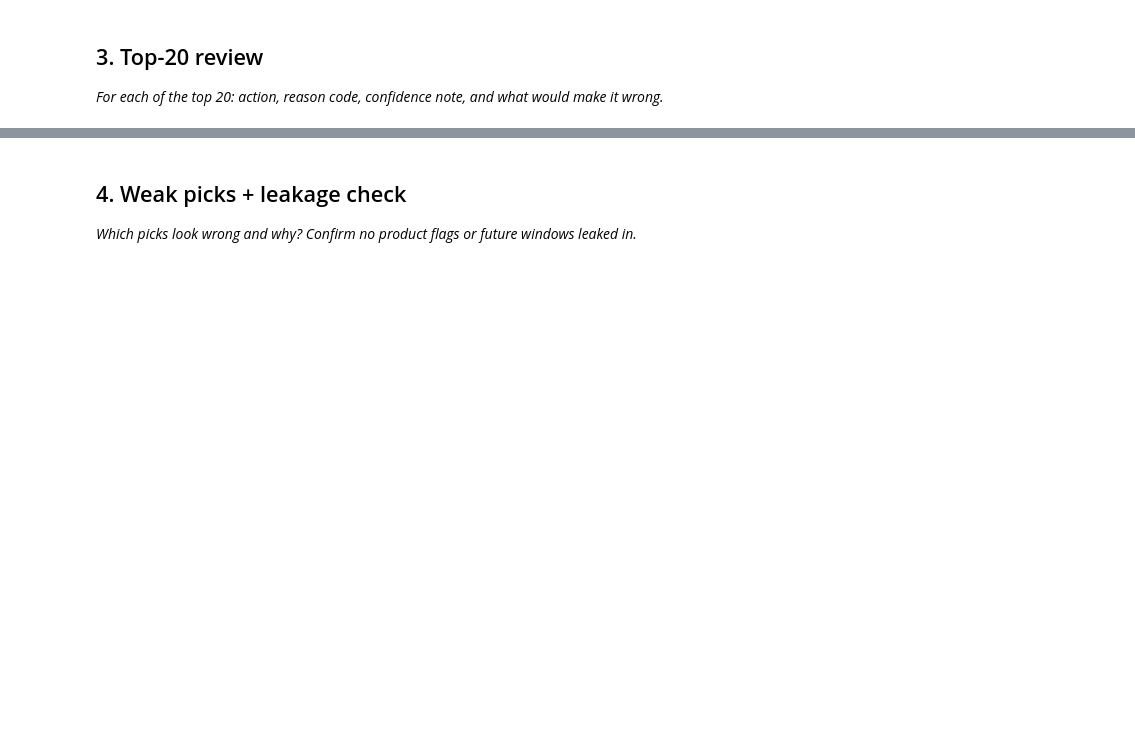
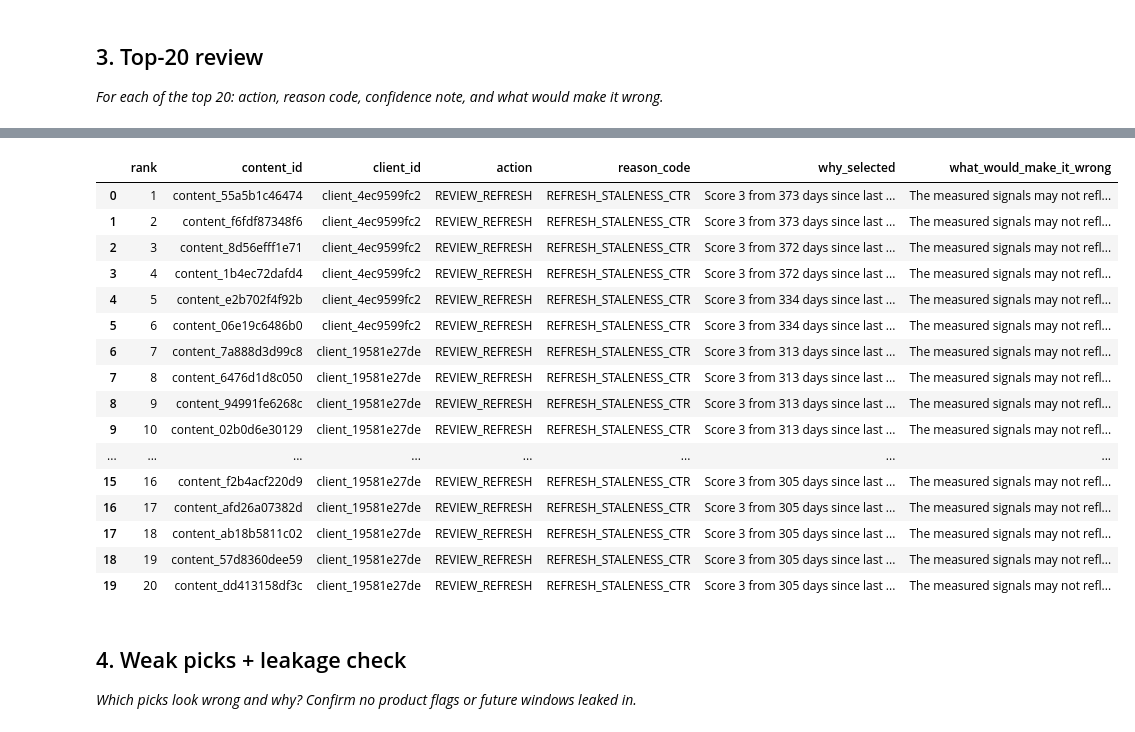
Before and after one commit to Asadnaeem23/flyrank-ml-internship, a Jupyter notebook: work/notebooks/w04_baseline_score.ipynb, the cells around one changed output, grey strips where cells are left out. Saved outputs shown, nothing was run; the diff lists cells and outputs as text; code cells hidden in the pictures; blank space fills up the shorter version.

```diff
--- a/work/notebooks/w04_baseline_score.ipynb
+++ b/work/notebooks/w04_baseline_score.ipynb
@@ -30,3 +288,55 @@ This skeleton is yours to fill. Work the sections **in order** — each one has
+# %%
+# This cell is for CODE (numbers, a query, a check).
+# Write your text answer in the cell ABOVE this one — typing sentences here breaks Run All.
+# Section 3: Review the top 20 ranked items.
+
+top20 = queue.head(20).copy()
+
+top20["why_selected"] = top20.apply(
+    lambda row: (
+        f"Score {row['baseline_score']} from "
+        f"{row['days_since_last_update']} days since last update "
+        f"and CTR of {row['ctr']:.2f}%."
+    ),
+    axis=1
+)
+
+top20["what_would_make_it_wrong"] = (
+    "The measured signals may not reflect the current content context; "
+    "manual review could show that a refresh is not appropriate."
+)
+
+review_columns = [
+    "rank",
+    "content_id",
+    "client_id",
+    "action",
+    "reason_code",
+    "why_selected",
+    "what_would_make_it_wrong"
+]
+
+top20_review = top20[review_columns]
+
+display(top20_review)
+# %% [output]
+|  | rank | content_id | client_id | action | reason_code | why_selected | what_would_make_it_wrong |
+| 0 | 1 | content_55a5b1c46474 | client_4ec9599fc2 | REVIEW_REFRESH | REFRESH_STALENESS_CTR | Score 3 from 373 days since last ... | The measured signals may not refl... |
+| 1 | 2 | content_f6fdf87348f6 | client_4ec9599fc2 | REVIEW_REFRESH | REFRESH_STALENESS_CTR | Score 3 from 373 days since last ... | The measured signals may not refl... |
+| 2 | 3 | content_8d56efff1e71 | client_4ec9599fc2 | REVIEW_REFRESH | REFRESH_STALENESS_CTR | Score 3 from 372 days since last ... | The measured signals may not refl... |
+| 3 | 4 | content_1b4ec72dafd4 | client_4ec9599fc2 | REVIEW_REFRESH | REFRESH_STALENESS_CTR | Score 3 from 372 days since last ... | The measured signals may not refl... |
+| 4 | 5 | content_e2b702f4f92b | client_4ec9599fc2 | REVIEW_REFRESH | REFRESH_STALENESS_CTR | Score 3 from 334 days since last ... | The measured signals may not refl... |
+| 5 | 6 | content_06e19c6486b0 | client_4ec9599fc2 | REVIEW_REFRESH | REFRESH_STALENESS_CTR | Score 3 from 334 days since last ... | The measured signals may not refl... |
+| 6 | 7 | content_7a888d3d99c8 | client_19581e27de | REVIEW_REFRESH | REFRESH_STALENESS_CTR | Score 3 from 313 days since last ... | The measured signals may not refl... |
+| 7 | 8 | content_6476d1d8c050 | client_19581e27de | REVIEW_REFRESH | REFRESH_STALENESS_CTR | Score 3 from 313 days since last ... | The measured signals may not refl... |
+| 8 | 9 | content_94991fe6268c | client_19581e27de | REVIEW_REFRESH | REFRESH_STALENESS_CTR | Score 3 from 313 days since last ... | The measured signals may not refl... |
+| 9 | 10 | content_02b0d6e30129 | client_19581e27de | REVIEW_REFRESH | REFRESH_STALENESS_CTR | Score 3 from 313 days since last ... | The measured signals may not refl... |
+| ... | ... | ... | ... | ... | ... | ... | ... |
+| 15 | 16 | content_f2b4acf220d9 | client_19581e27de | REVIEW_REFRESH | REFRESH_STALENESS_CTR | Score 3 from 305 days since last ... | The measured signals may not refl... |
+| 16 | 17 | content_afd26a07382d | client_19581e27de | REVIEW_REFRESH | REFRESH_STALENESS_CTR | Score 3 from 305 days since last ... | The measured signals may not refl... |
+| 17 | 18 | content_ab18b5811c02 | client_19581e27de | REVIEW_REFRESH | REFRESH_STALENESS_CTR | Score 3 from 305 days since last ... | The measured signals may not refl... |
+| 18 | 19 | content_57d8360dee59 | client_19581e27de | REVIEW_REFRESH | REFRESH_STALENESS_CTR | Score 3 from 305 days since last ... | The measured signals may not refl... |
+| 19 | 20 | content_dd413158df3c | client_19581e27de | REVIEW_REFRESH | REFRESH_STALENESS_CTR | Score 3 from 305 days since last ... | The measured signals may not refl... |
 # %% [markdown]
 ## 4. Weak picks + leakage check
 
```
Also changed, not shown: parts of 14 cells of this notebook.
